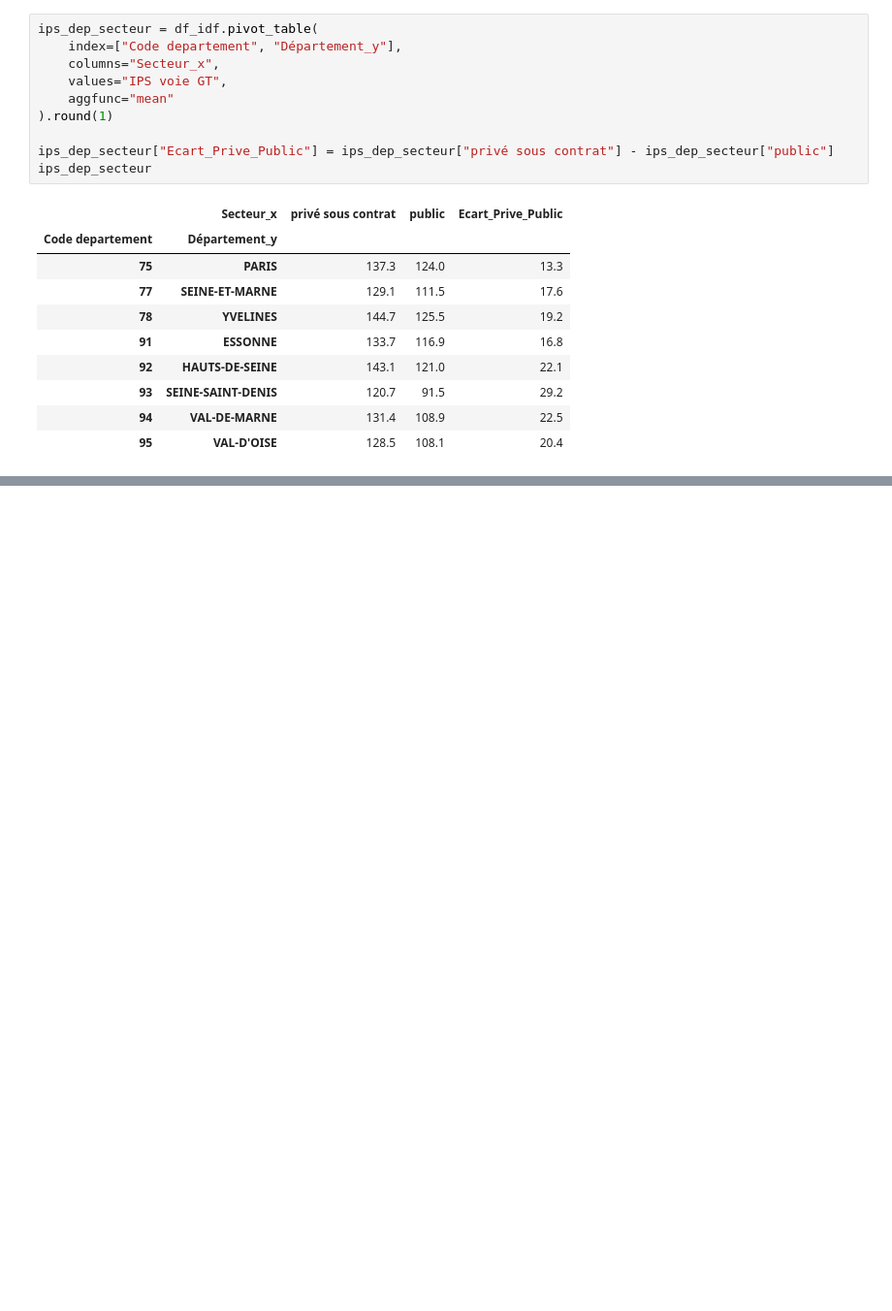
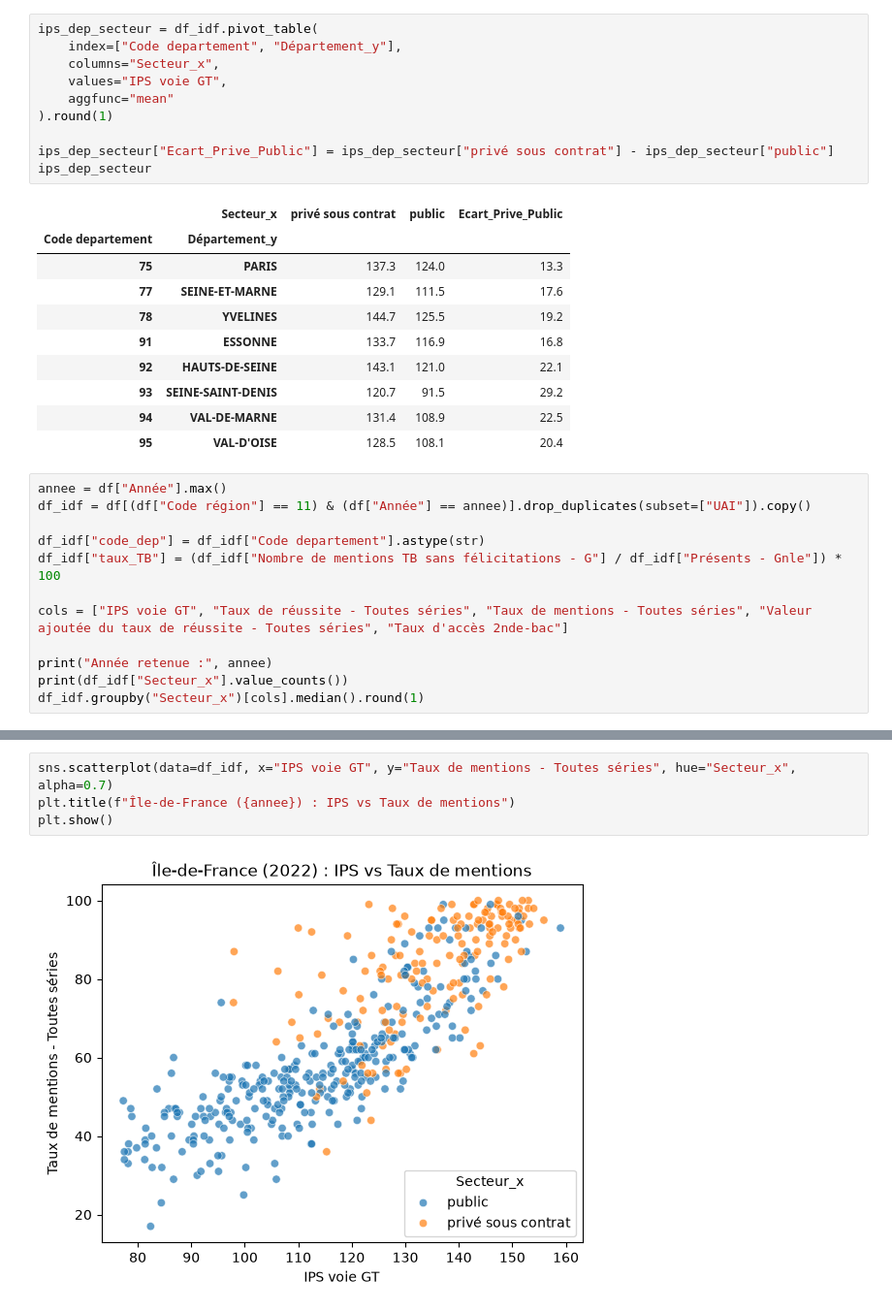
Before and after one commit to AlexisBenameur/projet-python-2AS1, a Jupyter notebook: codes/decouverte_data.ipynb, the cells around one changed output, grey strips where cells are left out. Shown at 97% size. Saved outputs shown, nothing was run; the diff lists cells and outputs as text; blank space fills up the shorter version.

Commit message:
approfondissements ile de france

```diff
--- a/codes/decouverte_data.ipynb
+++ b/codes/decouverte_data.ipynb
@@ -240,3 +240,15 @@ ips_dep_secteur
 | 93 | SEINE-SAINT-DENIS | 120.7 | 91.5 | 29.2 |
 | 94 | VAL-DE-MARNE | 131.4 | 108.9 | 22.5 |
 | 95 | VAL-D'OISE | 128.5 | 108.1 | 20.4 |
+# %%
+annee = df["Année"].max()
+df_idf = df[(df["Code région"] == 11) & (df["Année"] == annee)].drop_duplicates(subset=["UAI"]).copy()
+
+df_idf["code_dep"] = df_idf["Code departement"].astype(str)
+df_idf["taux_TB"] = (df_idf["Nombre de mentions TB sans félicitations - G"] / df_idf["Présents - Gnle"]) * 100
+
+cols = ["IPS voie GT", "Taux de réussite - Toutes séries", "Taux de mentions - Toutes séries", "Valeur ajoutée du taux de réussite - Toutes séries", "Taux d'accès 2nde-bac"]
+
+print("Année retenue :", annee)
+print(df_idf["Secteur_x"].value_counts())
+df_idf.groupby("Secteur_x")[cols].median().round(1)
@@ -242,0 +298,6 @@ ips_dep_secteur
+# %%
+sns.scatterplot(data=df_idf, x="IPS voie GT", y="Taux de mentions - Toutes séries", hue="Secteur_x", alpha=0.7)
+plt.title(f"Île-de-France ({annee}) : IPS vs Taux de mentions")
+plt.show()
+# %% [output]
+[figure, added]
```
Also changed, not shown: parts of 14 cells of this notebook.
